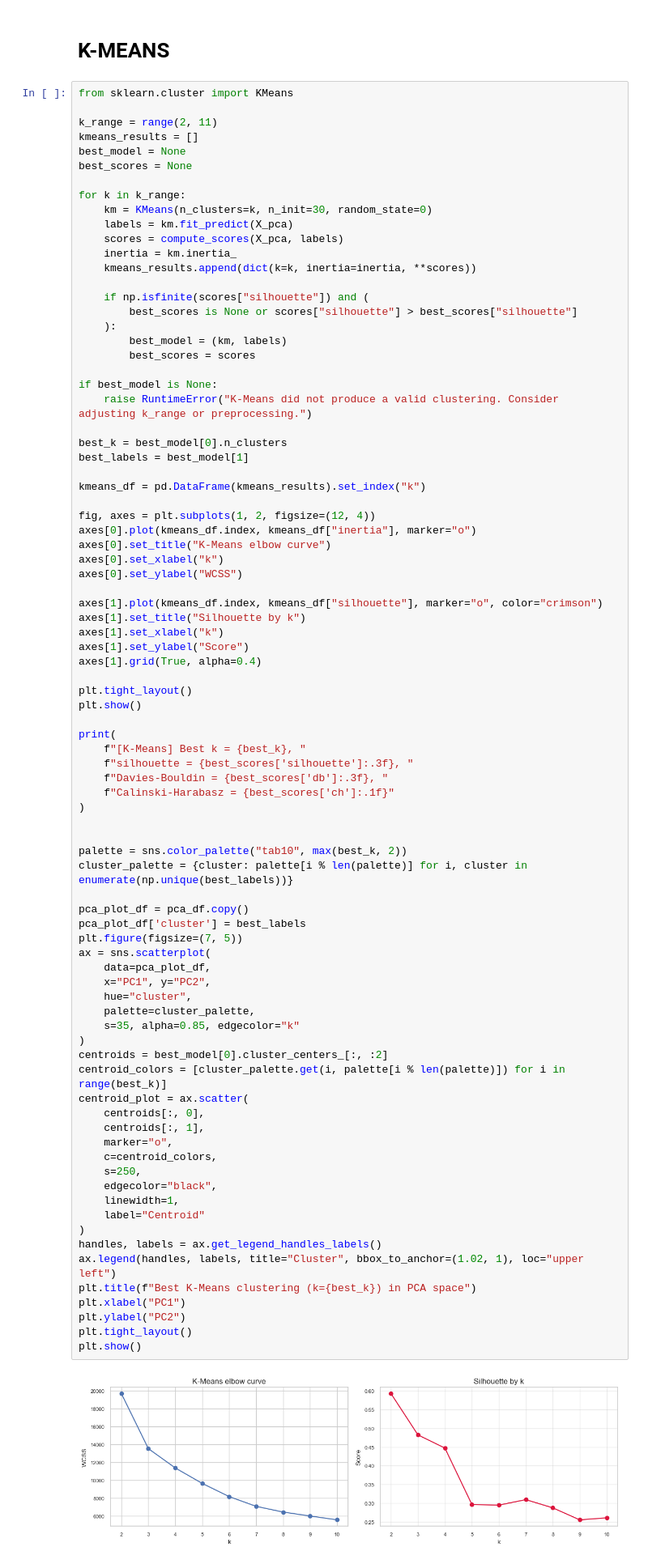
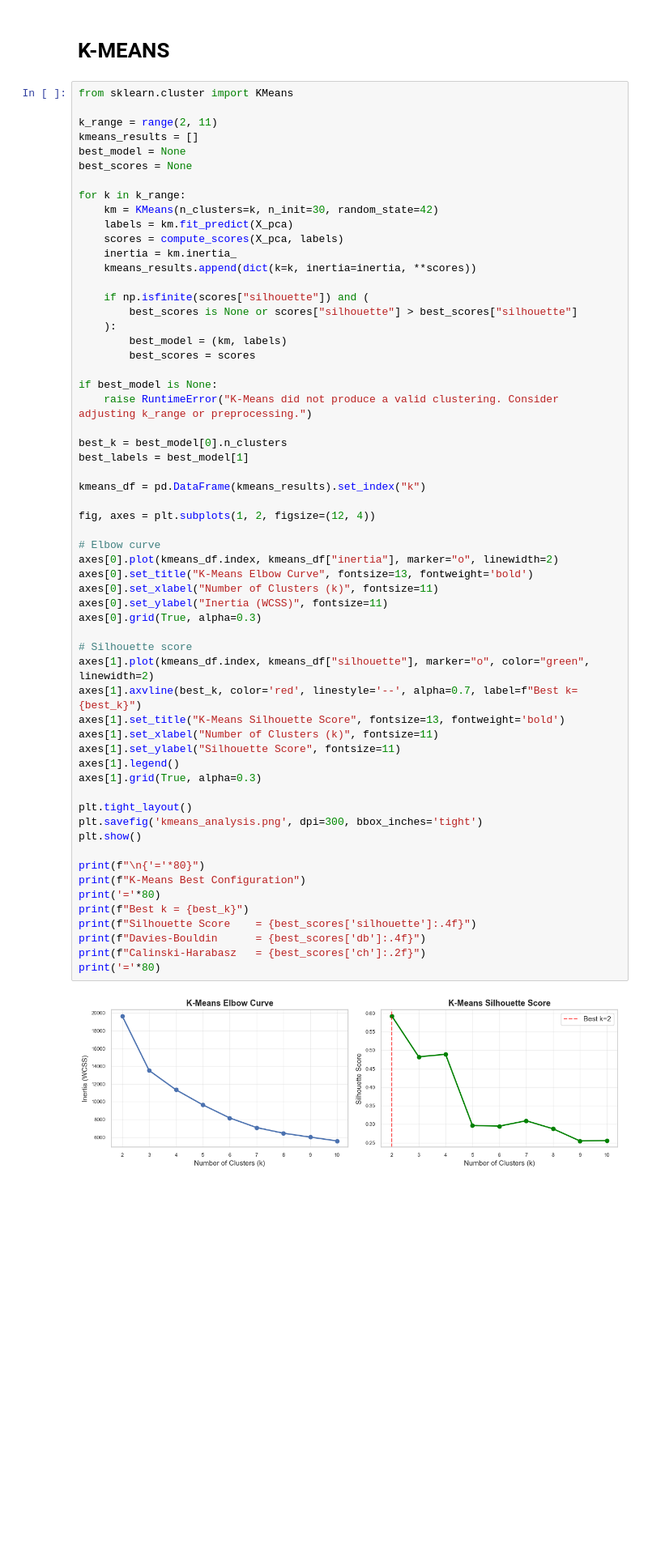
Before and after one commit to hiimnhan/scc451, a Jupyter notebook: task1.ipynb, the cells around one changed output. Shown at 81% size. Saved outputs shown, nothing was run; the diff lists cells and outputs as text; blank space fills up the shorter version.

```diff
--- a/task1.ipynb
+++ b/task1.ipynb
@@ -281,81 +279,56 @@ kmeans_results = []
 best_model = None
 best_scores = None
 
 for k in k_range:
-    km = KMeans(n_clusters=k, n_init=30, random_state=0)
+    km = KMeans(n_clusters=k, n_init=30, random_state=42)
     labels = km.fit_predict(X_pca)
     scores = compute_scores(X_pca, labels)
     inertia = km.inertia_
     kmeans_results.append(dict(k=k, inertia=inertia, **scores))
 
     if np.isfinite(scores["silhouette"]) and (
         best_scores is None or scores["silhouette"] > best_scores["silhouette"]
     ):
         best_model = (km, labels)
         best_scores = scores
 
 if best_model is None:
     raise RuntimeError("K-Means did not produce a valid clustering. Consider adjusting k_range or preprocessing.")
 
 best_k = best_model[0].n_clusters
 best_labels = best_model[1]
 
 kmeans_df = pd.DataFrame(kmeans_results).set_index("k")
 
 fig, axes = plt.subplots(1, 2, figsize=(12, 4))
-axes[0].plot(kmeans_df.index, kmeans_df["inertia"], marker="o")
-axes[0].set_title("K-Means elbow curve")
-axes[0].set_xlabel("k")
-axes[0].set_ylabel("WCSS")
 
-axes[1].plot(kmeans_df.index, kmeans_df["silhouette"], marker="o", color="crimson")
-axes[1].set_title("Silhouette by k")
-axes[1].set_xlabel("k")
-axes[1].set_ylabel("Score")
-axes[1].grid(True, alpha=0.4)
+# Elbow curve
+axes[0].plot(kmeans_df.index, kmeans_df["inertia"], marker="o", linewidth=2)
+axes[0].set_title("K-Means Elbow Curve", fontsize=13, fontweight='bold')
+axes[0].set_xlabel("Number of Clusters (k)", fontsize=11)
+axes[0].set_ylabel("Inertia (WCSS)", fontsize=11)
+axes[0].grid(True, alpha=0.3)
+
+# Silhouette score
+axes[1].plot(kmeans_df.index, kmeans_df["silhouette"], marker="o", color="green", linewidth=2)
+axes[1].axvline(best_k, color='red', linestyle='--', alpha=0.7, label=f"Best k={best_k}")
+axes[1].set_title("K-Means Silhouette Score", fontsize=13, fontweight='bold')
+axes[1].set_xlabel("Number of Clusters (k)", fontsize=11)
+axes[1].set_ylabel("Silhouette Score", fontsize=11)
+axes[1].legend()
+axes[1].grid(True, alpha=0.3)
 
 plt.tight_layout()
+plt.savefig('kmeans_analysis.png', dpi=300, bbox_inches='tight')
 plt.show()
 
-print(
-    f"[K-Means] Best k = {best_k}, "
-    f"silhouette = {best_scores['silhouette']:.3f}, "
-    f"Davies-Bouldin = {best_scores['db']:.3f}, "
-    f"Calinski-Harabasz = {best_scores['ch']:.1f}"
-)
-
-
-palette = sns.color_palette("tab10", max(best_k, 2))
-cluster_palette = {cluster: palette[i % len(palette)] for i, cluster in enumerate(np.unique(best_labels))}
-
-pca_plot_df = pca_df.copy()
-pca_plot_df['cluster'] = best_labels
-plt.figure(figsize=(7, 5))
-ax = sns.scatterplot(
-    data=pca_plot_df,
-    x="PC1", y="PC2",
-    hue="cluster",
-    palette=cluster_palette,
-    s=35, alpha=0.85, edgecolor="k"
-)
-centroids = best_model[0].cluster_centers_[:, :2]
-centroid_colors = [cluster_palette.get(i, palette[i % len(palette)]) for i in range(best_k)]
-centroid_plot = ax.scatter(
-    centroids[:, 0],
-    centroids[:, 1],
-    marker="o",
-    c=centroid_colors,
-    s=250,
-    edgecolor="black",
-    linewidth=1,
-    label="Centroid"
-)
-handles, labels = ax.get_legend_handles_labels()
-ax.legend(handles, labels, title="Cluster", bbox_to_anchor=(1.02, 1), loc="upper left")
-plt.title(f"Best K-Means clustering (k={best_k}) in PCA space")
-plt.xlabel("PC1")
-plt.ylabel("PC2")
-plt.tight_layout()
-plt.show()
+print(f"\n{'='*80}")
+print(f"K-Means Best Configuration")
+print('='*80)
+print(f"Best k = {best_k}")
+print(f"Silhouette Score    = {best_scores['silhouette']:.4f}")
+print(f"Davies-Bouldin      = {best_scores['db']:.4f}")
+print(f"Calinski-Harabasz   = {best_scores['ch']:.2f}")
+print('='*80)
 # %% [output]
-[figure, old version]
+[figure, new version]
```
Also changed, not shown: parts of 8 cells of this notebook, 6 other files.
